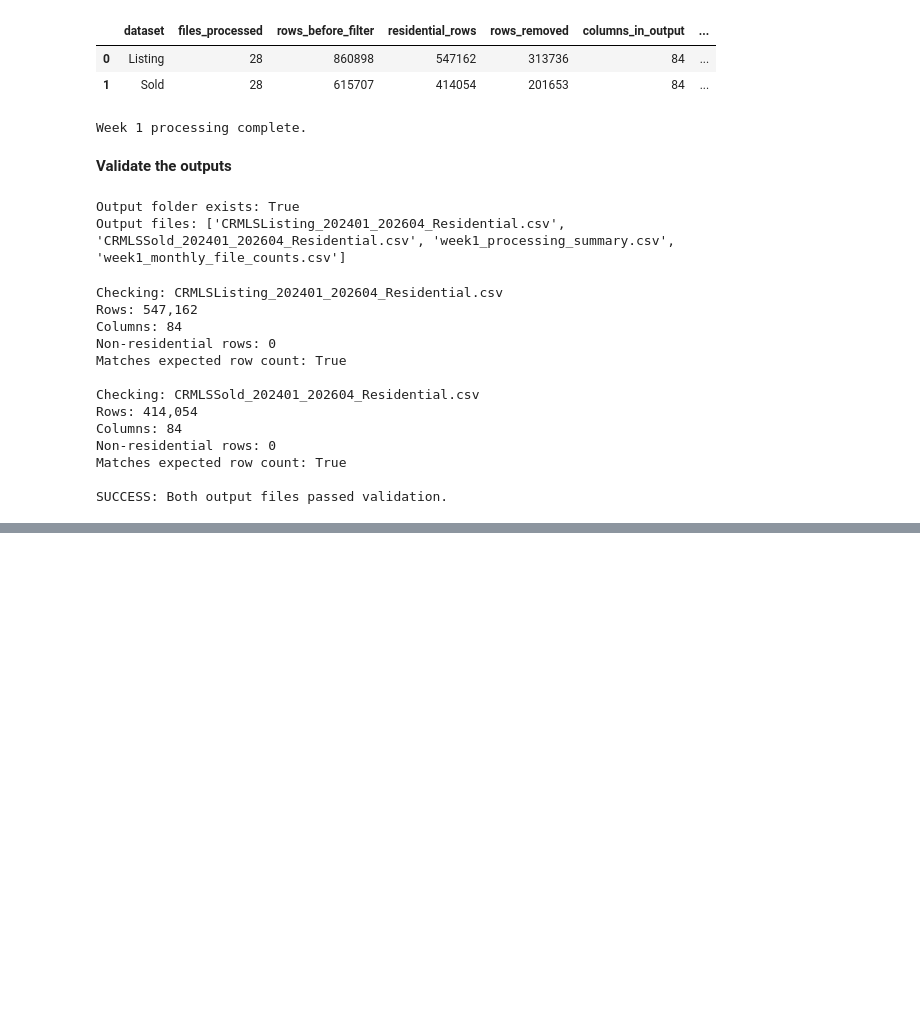
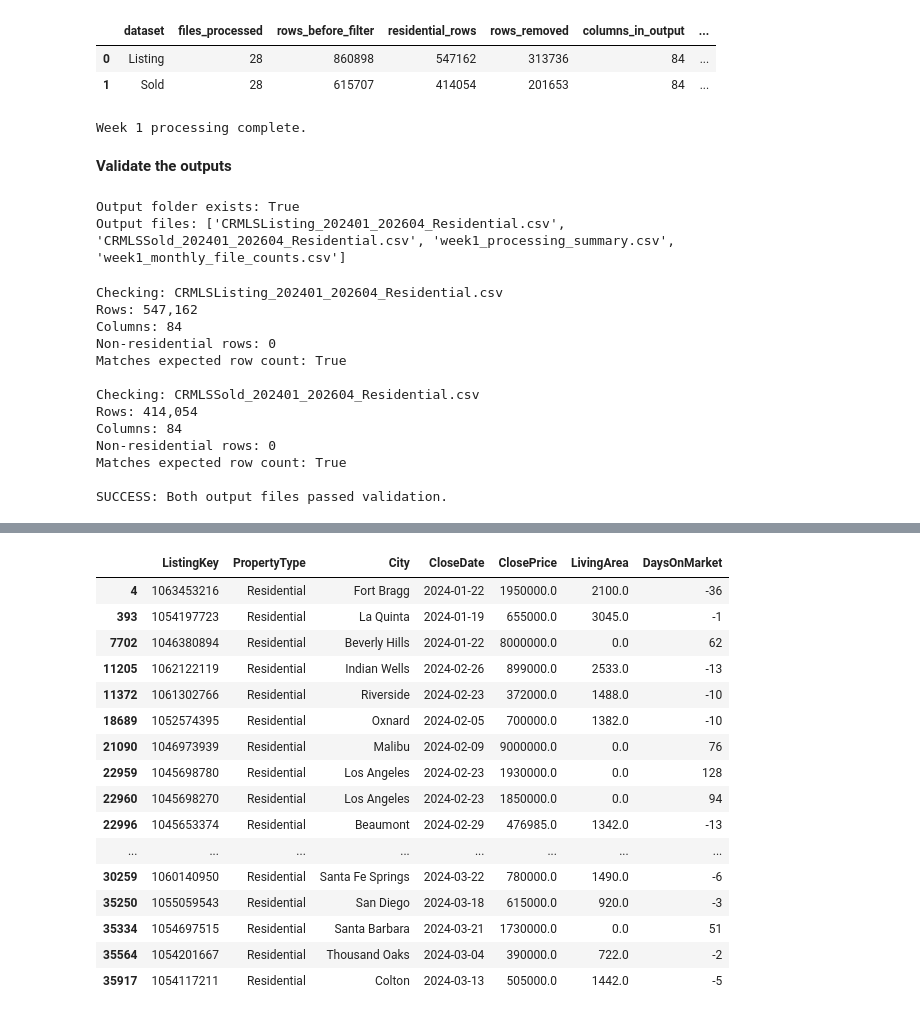
Before and after one commit to henryzhou24/IDX-Exchange-Data-Analyst, a Jupyter notebook: IDX_Exchange_DA.ipynb, the cells around one changed output, grey strips where cells are left out. Drawn from its saved outputs; the diff is of its cells as text; code cells hidden in the pictures; blank space fills up the shorter version.

```diff
--- a/IDX_Exchange_DA.ipynb
+++ b/IDX_Exchange_DA.ipynb
@@ -608,0 +655,16 @@ SUCCESS: Both output files passed validation.
+# %%
+
+import pandas as pd
+
+listing_path = output_dir / "CRMLSListing_202401_202604_Residential.csv"
+sold_path = output_dir / "CRMLSSold_202401_202604_Residential.csv"
+
+# Load the Listing dataset
+listing_df = pd.read_csv(listing_path, low_memory=False)
+
+print("LISTING DATASET")
+print("=" * 50)
+print("Shape:", listing_df.shape)
+print("Duplicate rows:", listing_df.duplicated().sum())
+print("\nColumn names:")
+print(list(listing_df.columns))
@@ -608,0 +1588,47 @@ SUCCESS: Both output files passed validation.
+# %%
+import pandas as pd
+from pathlib import Path
+
+output_dir = Path("/content/drive/MyDrive/IDX-Exchange/output")
+filtered_path = output_dir / (
+    "CRMLSSold_202401_202604_Residential_AnalysisFiltered.csv"
+)
+
+df = pd.read_csv(filtered_path, low_memory=False)
+
+# Convert required fields to numeric for checking.
+for col in ["ClosePrice", "LivingArea", "DaysOnMarket"]:
+    df[col] = pd.to_numeric(df[col], errors="coerce")
+
+checks = {
+    "ClosePrice <= 0": df["ClosePrice"] <= 0,
+    "ClosePrice > $50 million": df["ClosePrice"] > 50_000_000,
+    "LivingArea <= 0": df["LivingArea"] <= 0,
+    "LivingArea > 50,000 sq ft": df["LivingArea"] > 50_000,
+    "DaysOnMarket < 0": df["DaysOnMarket"] < 0,
+    "DaysOnMarket > 3,650 days": df["DaysOnMarket"] > 3650,
+}
+
+print("Counts for values requiring review:")
+for label, mask in checks.items():
+    print(f"{label}: {int(mask.fillna(False).sum()):,}")
+
+# Display examples for investigation, not automatic deletion.
+review_mask = (
+    (df["ClosePrice"] > 50_000_000)
+    | (df["LivingArea"] <= 0)
+    | (df["LivingArea"] > 50_000)
+    | (df["DaysOnMarket"] < 0)
+    | (df["DaysOnMarket"] > 3650)
+)
+
+columns_to_show = [
+    c for c in [
+        "ListingKey", "PropertyType", "City", "CloseDate",
+        "ClosePrice", "LivingArea", "DaysOnMarket"
+    ] if c in df.columns
+]
+
+print("\nExamples to review:")
+display(df.loc[review_mask, columns_to_show].head(20))
+# %% [output]
@@ -608,0 +1644,17 @@ SUCCESS: Both output files passed validation.
+|  | ListingKey | PropertyType | City | CloseDate | ClosePrice | LivingArea | DaysOnMarket |
+| 4 | 1063453216 | Residential | Fort Bragg | 2024-01-22 | 1950000.0 | 2100.0 | -36 |
+| 393 | 1054197723 | Residential | La Quinta | 2024-01-19 | 655000.0 | 3045.0 | -1 |
+| 7702 | 1046380894 | Residential | Beverly Hills | 2024-01-22 | 8000000.0 | 0.0 | 62 |
+| 11205 | 1062122119 | Residential | Indian Wells | 2024-02-26 | 899000.0 | 2533.0 | -13 |
+| 11372 | 1061302766 | Residential | Riverside | 2024-02-23 | 372000.0 | 1488.0 | -10 |
+| 18689 | 1052574395 | Residential | Oxnard | 2024-02-05 | 700000.0 | 1382.0 | -10 |
+| 21090 | 1046973939 | Residential | Malibu | 2024-02-09 | 9000000.0 | 0.0 | 76 |
+| 22959 | 1045698780 | Residential | Los Angeles | 2024-02-23 | 1930000.0 | 0.0 | 128 |
+| 22960 | 1045698270 | Residential | Los Angeles | 2024-02-23 | 1850000.0 | 0.0 | 94 |
+| 22996 | 1045653374 | Residential | Beaumont | 2024-02-29 | 476985.0 | 1342.0 | -13 |
+| ... | ... | ... | ... | ... | ... | ... | ... |
+| 30259 | 1060140950 | Residential | Santa Fe Springs | 2024-03-22 | 780000.0 | 1490.0 | -6 |
+| 35250 | 1055059543 | Residential | San Diego | 2024-03-18 | 615000.0 | 920.0 | -3 |
+| 35334 | 1054697515 | Residential | Santa Barbara | 2024-03-21 | 1730000.0 | 0.0 | 51 |
+| 35564 | 1054201667 | Residential | Thousand Oaks | 2024-03-04 | 390000.0 | 722.0 | -2 |
+| 35917 | 1054117211 | Residential | Colton | 2024-03-13 | 505000.0 | 1442.0 | -5 |
```
Also changed, not shown: parts of 27 cells of this notebook.
